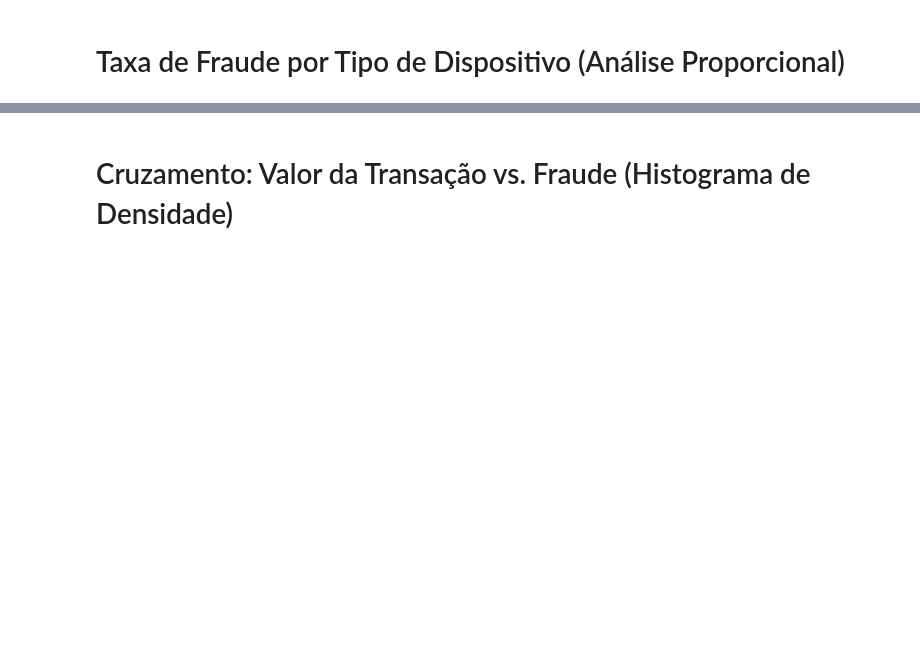
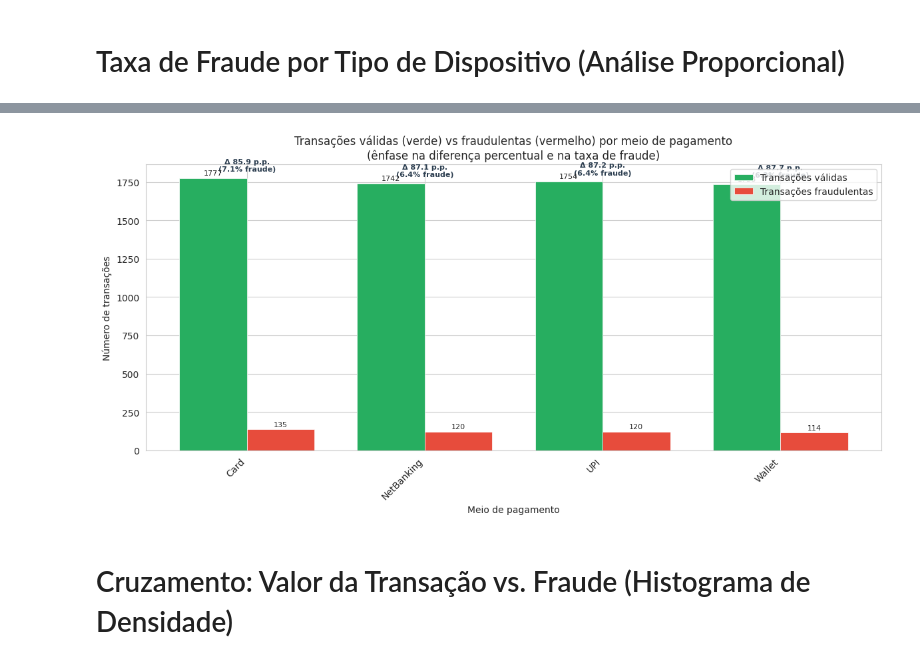
Before and after one commit to ICEI-PUC-Minas-PMV-SI/pmv-si-2026-1-pe7-t1-g1-pay_shield_analytics, a Jupyter notebook: src/code/paymment_fraud_notebook.ipynb, the cells around one changed output, grey strips where cells are left out. Saved outputs shown, nothing was run; the diff lists cells and outputs as text; code cells hidden in the pictures; blank space fills up the shorter version.

Commit message:
ajuste para visao em divisao porcetual com total e fraudes

```diff
--- a/src/code/paymment_fraud_notebook.ipynb
+++ b/src/code/paymment_fraud_notebook.ipynb
@@ -698,3 +709,77 @@ plt.show()
+# %%
+import numpy as np
+import matplotlib.pyplot as plt
+
+# Contagens por meio de pagamento (0 = válida, 1 = fraude)
+agg = df.groupby(["payment_mode", "fraud_label"]).size().unstack(fill_value=0)
+for col in (0, 1):
+    if col not in agg.columns:
+        agg[col] = 0
+agg = agg[[0, 1]]
+agg.columns = ["validas", "fraudulentas"]
+agg["total"] = agg["validas"] + agg["fraudulentas"]
+agg["pct_validas"] = (agg["validas"] / agg["total"].replace(0, np.nan) * 100).fillna(0)
+agg["pct_fraude"] = (agg["fraudulentas"] / agg["total"].replace(0, np.nan) * 100).fillna(0)
+agg["diff_pct"] = agg["pct_validas"] - agg["pct_fraude"]
+
+# Ordena pela taxa de fraude (maior contraste entre meios)
+order = agg.sort_values("pct_fraude", ascending=False).index.tolist()
+
+fig, ax = plt.subplots(figsize=(12, 6))
+x = np.arange(len(order))
+w = 0.38
+c_valid = "#27ae60"
+c_fraud = "#e74c3c"
+
+bars_v = ax.bar(
+    x - w / 2,
+    agg.loc[order, "validas"],
+    w,
+    label="Transações válidas",
+    color=c_valid,
+    edgecolor="white",
+    linewidth=0.5,
+)
+bars_f = ax.bar(
+    x + w / 2,
+    agg.loc[order, "fraudulentas"],
+    w,
+    label="Transações fraudulentas",
+    color=c_fraud,
+    edgecolor="white",
+    linewidth=0.5,
+)
+
+for i, pm in enumerate(order):
+    row = agg.loc[pm]
+    h = max(row["validas"], row["fraudulentas"])
+    ax.annotate(
+        f"Δ {row['diff_pct']:.1f} p.p.\n({row['pct_fraude']:.1f}% fraude)",
+        xy=(i, h),
+        xytext=(0, 6),
+        textcoords="offset points",
+        ha="center",
+        va="bottom",
+        fontsize=8,
+        fontweight="bold",
+        color="#2c3e50",
+    )
+
+ax.set_xticks(x)
+ax.set_xticklabels(order, rotation=45, ha="right")
+ax.set_title(
+    "Transações válidas (verde) vs fraudulentas (vermelho) por meio de pagamento\n"
+    "(ênfase na diferença percentual e na taxa de fraude)"
+)
+ax.set_xlabel("Meio de pagamento")
+ax.set_ylabel("Número de transações")
+ax.legend(loc="upper right")
+ax.bar_label(bars_v, padding=2, fontsize=8)
+ax.bar_label(bars_f, padding=2, fontsize=8)
+plt.tight_layout()
+plt.show()
+# %% [output]
+[figure, added]
 # %%
 plt.figure(figsize=(10, 6))
 ax = sns.countplot(x="payment_mode", hue="fraud_label", data=df,
```
Also changed, not shown: parts of 15 cells of this notebook, 1 other file.
